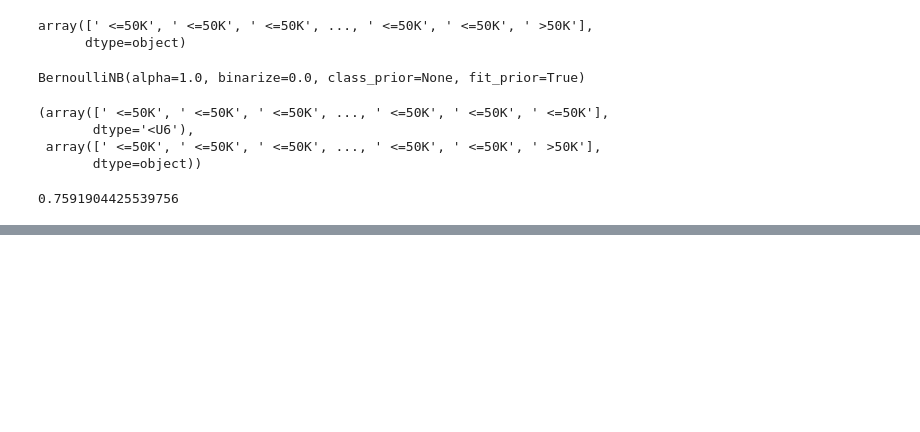
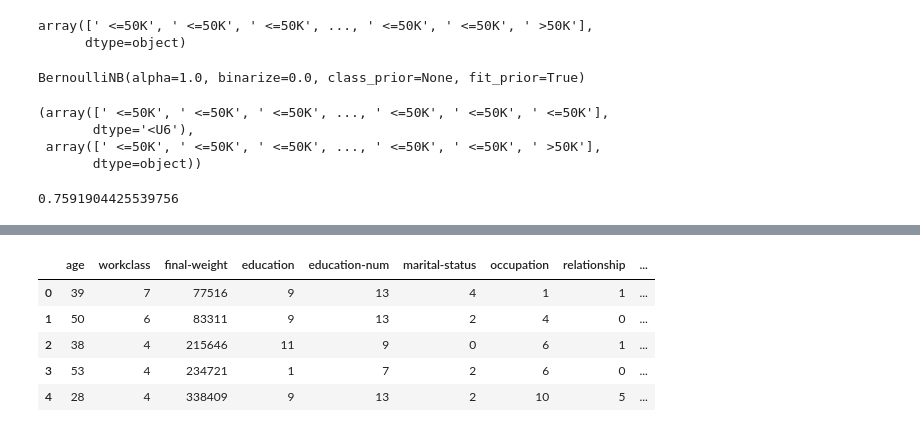
Before and after one commit to miller00315/estatistica_machine_learning, a Jupyter notebook: distribuicoes.ipynb, the cells around one changed output, grey strips where cells are left out. Cells and saved outputs as stored; diff of their text form; code cells hidden in the pictures; blank space fills up the shorter version.

```diff
--- a/distribuicoes.ipynb
+++ b/distribuicoes.ipynb
@@ -552,0 +555,3 @@ accuracy_score(y, previsions)
+# %%
+dataset = pd.read_csv('census.csv')
+dataset.head()
@@ -552,0 +569,27 @@ accuracy_score(y, previsions)
+# %%
+label_encoder_work_class = LabelEncoder()
+label_encoder_education = LabelEncoder()
+label_encoder_material_status = LabelEncoder()
+label_encoder_education = LabelEncoder()
+label_encoder_race = LabelEncoder()
+label_encoder_relantionship = LabelEncoder()
+label_encoder_native_country = LabelEncoder()
+label_encoder_occupation = LabelEncoder()
+# %%
+dataset['workclass'] = label_encoder_work_class.fit_transform(dataset['workclass'])
+dataset['education'] = label_encoder_education.fit_transform(dataset['education'])
+dataset['marital-status'] = label_encoder_material_status.fit_transform(dataset['marital-status'])
+dataset['education'] = label_encoder_education.fit_transform(dataset['education'])
+dataset['race'] = label_encoder_race.fit_transform(dataset['race'])
+dataset['relationship'] = label_encoder_relantionship.fit_transform(dataset['relationship'])
+dataset['native-country'] = label_encoder_native_country.fit_transform(dataset['native-country'])
+dataset['occupation'] = label_encoder_occupation.fit_transform(dataset['occupation'])
+# %%
+dataset.head()
+# %% [output]
+|  | age | workclass | final-weight | education | education-num | marital-status | occupation | relationship | ... |
+| 0 | 39 | 7 | 77516 | 9 | 13 | 4 | 1 | 1 | ... |
+| 1 | 50 | 6 | 83311 | 9 | 13 | 2 | 4 | 0 | ... |
+| 2 | 38 | 4 | 215646 | 11 | 9 | 0 | 6 | 1 | ... |
+| 3 | 53 | 4 | 234721 | 1 | 7 | 2 | 6 | 0 | ... |
+| 4 | 28 | 4 | 338409 | 9 | 13 | 2 | 10 | 5 | ... |
```
Also changed, not shown: parts of 13 cells of this notebook.
